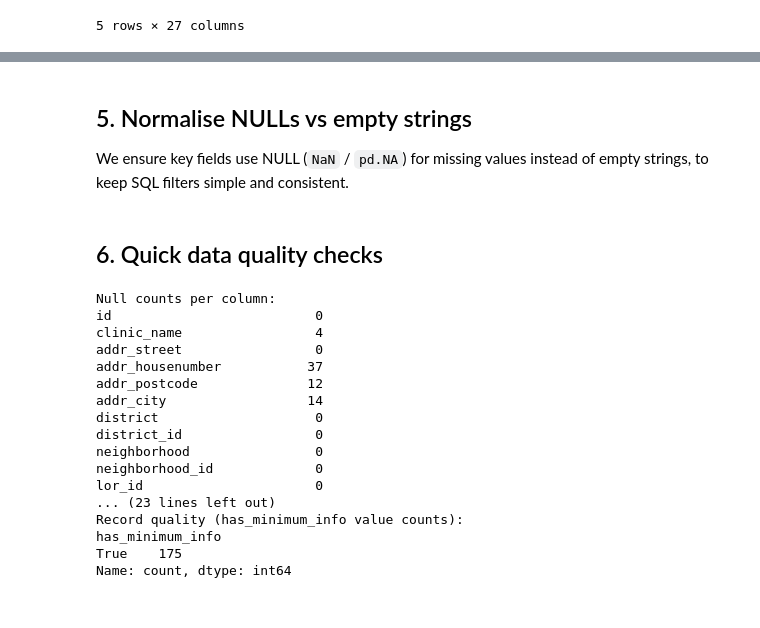
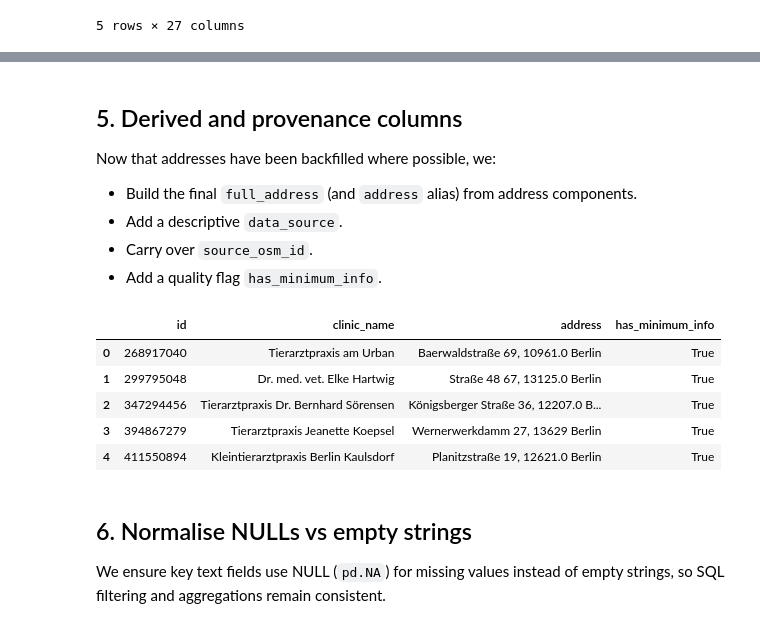
Before and after one commit to Nigar1209/berlin-poi-osm-pipeline, a Jupyter notebook: veterinary_clinics/02_vet_clinics_cleaning_and_normalization.ipynb, the cells around one changed output, grey strips where cells are left out. Saved outputs shown, nothing was run; the diff lists cells and outputs as text; code cells hidden in the pictures.

```diff
--- a/veterinary_clinics/02_vet_clinics_cleaning_and_normalization.ipynb
+++ b/veterinary_clinics/02_vet_clinics_cleaning_and_normalization.ipynb
@@ -382,5 +351,8 @@ df_clean[["id", "clinic_name", "full_address", "has_minimum_info"]].head()
 # %% [markdown]
-## 5. Normalise NULLs vs empty strings
+## 5. Derived and provenance columns
 
-We ensure key fields use NULL (`NaN` / `pd.NA`) for missing values instead of
-empty strings, to keep SQL filters simple and consistent.
+Now that addresses have been backfilled where possible, we:
+- Build the final `full_address` (and `address` alias) from address components.
+- Add a descriptive `data_source`.
+- Carry over `source_osm_id`.
+- Add a quality flag `has_minimum_info`.
@@ -420,32 +359,35 @@ for col in cols_to_null_empty:
+# %%
+# 5.1 Full address and address alias
+df_addr_tmp = df_clean[["addr_street", "addr_housenumber", "addr_postcode", "addr_city"]]
+df_clean["full_address"] = df_addr_tmp.apply(build_full_address, axis=1).astype("string")
+df_clean["address"] = df_clean["full_address"]
+
+# 5.2 Data source description
+df_clean["data_source"] = (
+    "OSM amenity=veterinary, Berlin, fetched via OSMNX latest snapshot"
+)
+
+# 5.3 Provenance: keep OSM source id
+df_clean["source_osm_id"] = to_str(df["source_osm_id"])
+
+# 5.4 Quality flag: minimum info to be considered usable
+df_clean["has_minimum_info"] = (
+    df_clean["clinic_name"].notna()
+    | df_clean["full_address"].notna()
+    | df_clean["phone_main"].notna()
+    | df_clean["website_main"].notna()
+)
+
+df_clean[["id", "clinic_name", "address", "has_minimum_info"]].head()
+# %% [output]
+|  | id | clinic_name | address | has_minimum_info |
+| 0 | 268917040 | Tierarztpraxis am Urban | Baerwaldstraße 69, 10961.0 Berlin | True |
+| 1 | 299795048 | Dr. med. vet. Elke Hartwig | Straße 48 67, 13125.0 Berlin | True |
+| 2 | 347294456 | Tierarztpraxis Dr. Bernhard Sörensen | Königsberger Straße 36, 12207.0 B... | True |
+| 3 | 394867279 | Tierarztpraxis Jeanette Koepsel | Wernerwerkdamm 27, 13629 Berlin | True |
+| 4 | 411550894 | Kleintierarztpraxis Berlin Kaulsdorf | Planitzstraße 19, 12621.0 Berlin | True |
 # %% [markdown]
-## 6. Quick data quality checks
+## 6. Normalise NULLs vs empty strings
+
+We ensure key text fields use NULL (`pd.NA`) for missing values instead of
+empty strings, so SQL filtering and aggregations remain consistent.
-# %%
-print("Null counts per column:")
-print(df_clean.isna().sum())
-
-print("\nEmpty or NULL clinic_name rows:", df_clean["clinic_name"].isna().sum())
-print("NULL district rows:", df_clean["district"].isna().sum())
-print("NULL neighborhood rows:", df_clean["neighborhood"].isna().sum())
-print("NULL latitude rows:", df_clean["latitude"].isna().sum())
-print("NULL longitude rows:", df_clean["longitude"].isna().sum())
-
-print("\nRecord quality (has_minimum_info value counts):")
-print(df_clean["has_minimum_info"].value_counts(dropna=False))
-# %% [output]
-Null counts per column:
-id                          0
-clinic_name                 4
-addr_street                 0
-addr_housenumber           37
-addr_postcode              12
-addr_city                  14
-district                    0
-district_id                 0
-neighborhood                0
-neighborhood_id             0
-lor_id                      0
-... (23 lines left out)
-Record quality (has_minimum_info value counts):
-has_minimum_info
-True    175
-Name: count, dtype: int64
```
Also changed, not shown: parts of 20 cells of this notebook, 4 other files.
